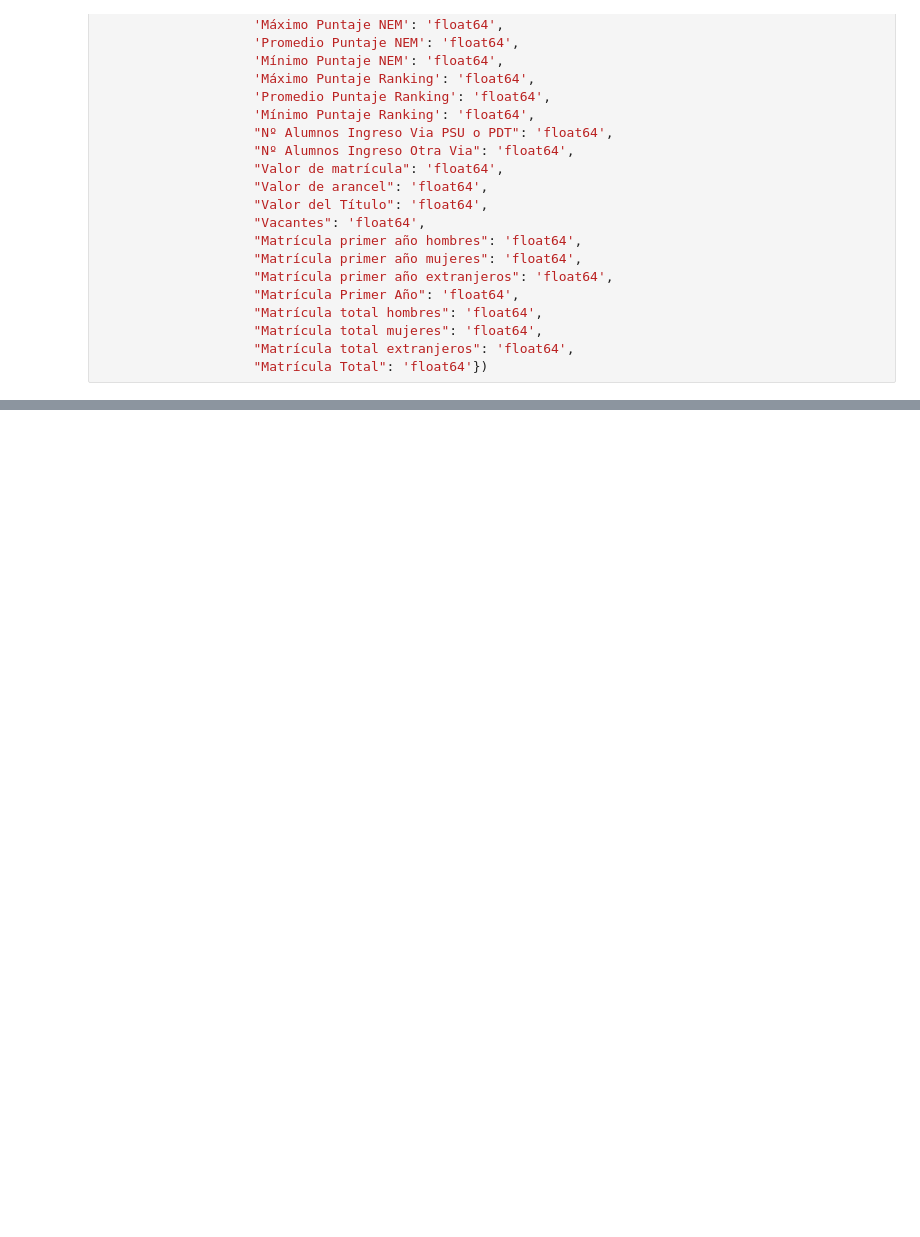
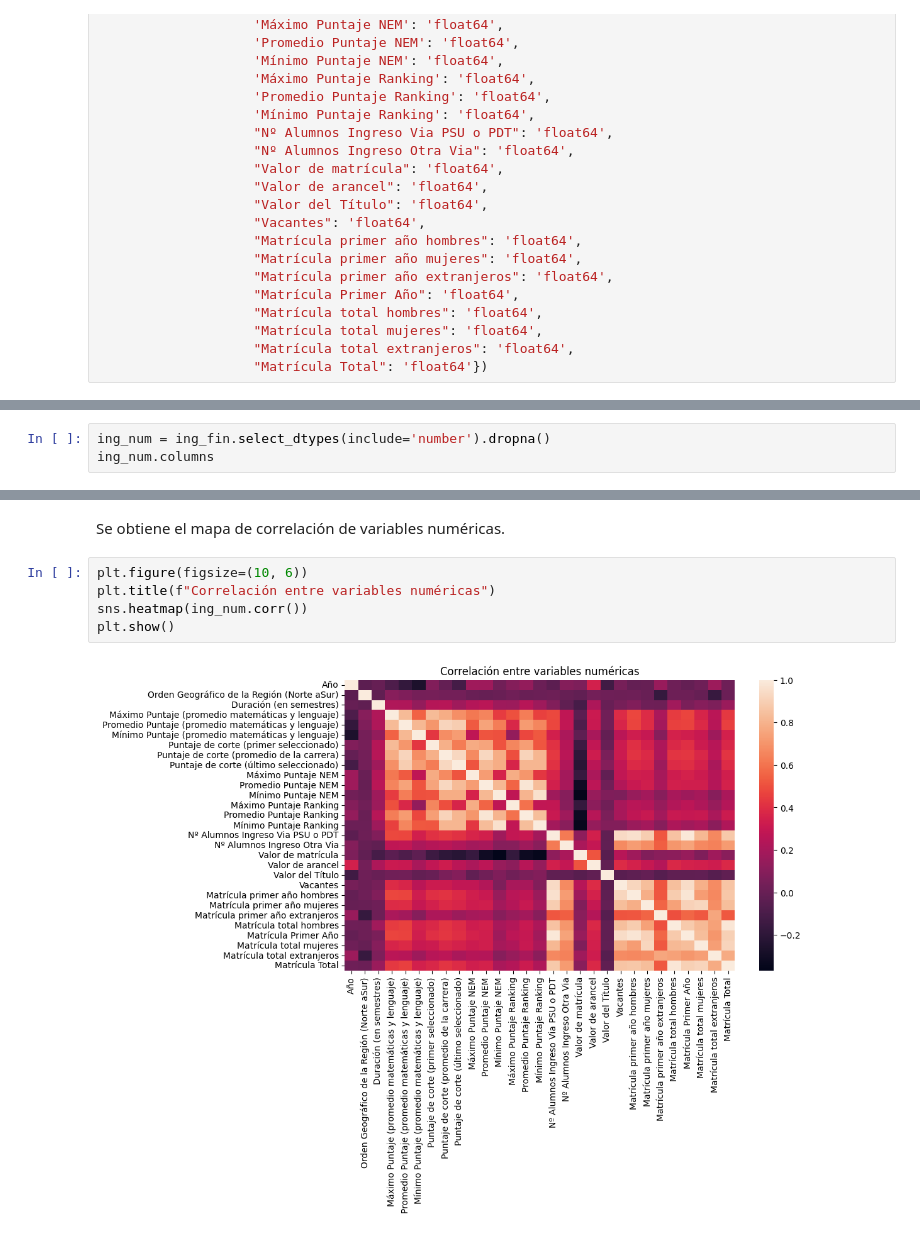
Before and after one commit to pabloskewes/proyecto-mineria-de-datos, a Jupyter notebook: hito3/informe.ipynb, the cells around one changed output, grey strips where cells are left out. Cells and saved outputs as stored; diff of their text form; blank space fills up the shorter version.

```diff
--- a/hito3/informe.ipynb
+++ b/hito3/informe.ipynb
@@ -534,0 +680,3 @@ ing_fin = ing_fin.astype({'Año': 'int64',
+# %%
+ing_num = ing_fin.select_dtypes(include='number').dropna()
+ing_num.columns
@@ -534,0 +702,9 @@ ing_fin = ing_fin.astype({'Año': 'int64',
+# %% [markdown]
+Se obtiene el mapa de correlación de variables numéricas.
+# %%
+plt.figure(figsize=(10, 6))
+plt.title(f"Correlación entre variables numéricas")
+sns.heatmap(ing_num.corr())
+plt.show()
+# %% [output]
+[figure, added]
```
Also changed, not shown: parts of 41 cells of this notebook, 6 other files.
